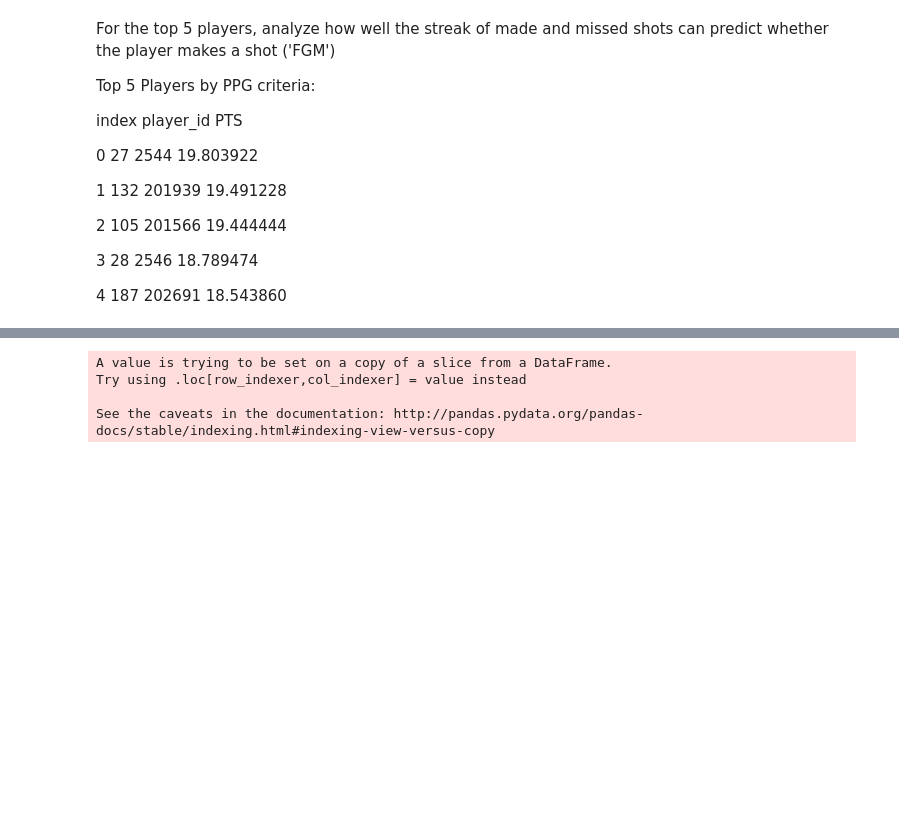
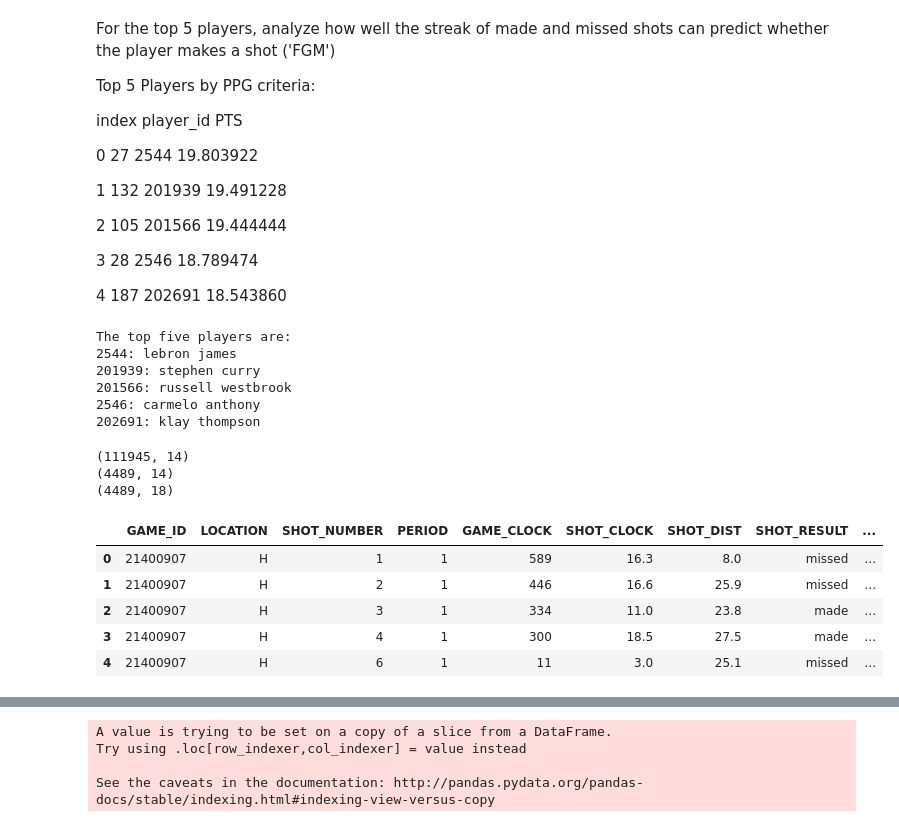
Before and after one commit to liangzecai/CS109a-Identify-HotHand, a Jupyter notebook: Zainab_Milestone4.ipynb, the cells around one changed output, grey strips where cells are left out. Cells and saved outputs as stored; diff of their text form; code cells hidden in the pictures; blank space fills up the shorter version.

```diff
--- a/Zainab_Milestone4.ipynb
+++ b/Zainab_Milestone4.ipynb
@@ -800,3 +821,49 @@ Top 5 Players by PPG criteria:
 3     28       2546  18.789474
 
 4    187     202691  18.543860
+# %%
+top5_player_id = [2544, 201939, 201566, 2546, 202691]
+final_df2.head(3)
+
+### Making sure that the top five players make sense #HTH
+print 'The top five players are:'
+for player_id in top5_player_id:
+    print '{}: {:s}'.format(player_id, name_id['player_name'][name_id['player_id'] == player_id].values[0])
+# %% [output]
+The top five players are:
+2544: lebron james
+201939: stephen curry
+201566: russell westbrook
+2546: carmelo anthony
+202691: klay thompson
+# %%
+
+# HTH
+# Subset the data dataframe to contain only the top 5 players
+print data.shape
+data_top5 = data[(data['player_id'] == 2544) |
+                 (data['player_id'] == 201939) |
+                 (data['player_id'] == 201566) |
+                 (data['player_id'] == 2546) |
+                 (data['player_id'] == 202691)]
+data_top5 = data_top5.reset_index(drop=True)
+print data_top5.shape
+
+# Create 3 columns to store the streat metrics
+data_top5.loc[:, 'serie_id'] = np.nan # Each player has his set if serie_id starting from 1
+data_top5.loc[:, 'MAKE_STREAK'] = np.nan # Number of cumulative shots made, 0 if miss
+data_top5.loc[:, 'MISS_STREAK'] = np.nan # Number of cumulative shots missed, 0 if make
+data_top5.loc[:, 'streak_metric'] = np.nan # MAKE_STREAK - MISS_STREAK
+
+print data_top5.shape
+data_top5[:5]
+# %% [output]
+(111945, 14)
+(4489, 14)
+(4489, 18)
+|  | GAME_ID | LOCATION | SHOT_NUMBER | PERIOD | GAME_CLOCK | SHOT_CLOCK | SHOT_DIST | SHOT_RESULT | ... |
+| 0 | 21400907 | H | 1 | 1 | 589 | 16.3 | 8.0 | missed | ... |
+| 1 | 21400907 | H | 2 | 1 | 446 | 16.6 | 25.9 | missed | ... |
+| 2 | 21400907 | H | 3 | 1 | 334 | 11.0 | 23.8 | made | ... |
+| 3 | 21400907 | H | 4 | 1 | 300 | 18.5 | 27.5 | made | ... |
+| 4 | 21400907 | H | 6 | 1 | 11 | 3.0 | 25.1 | missed | ... |
```
Also changed, not shown: parts of 12 cells of this notebook.
